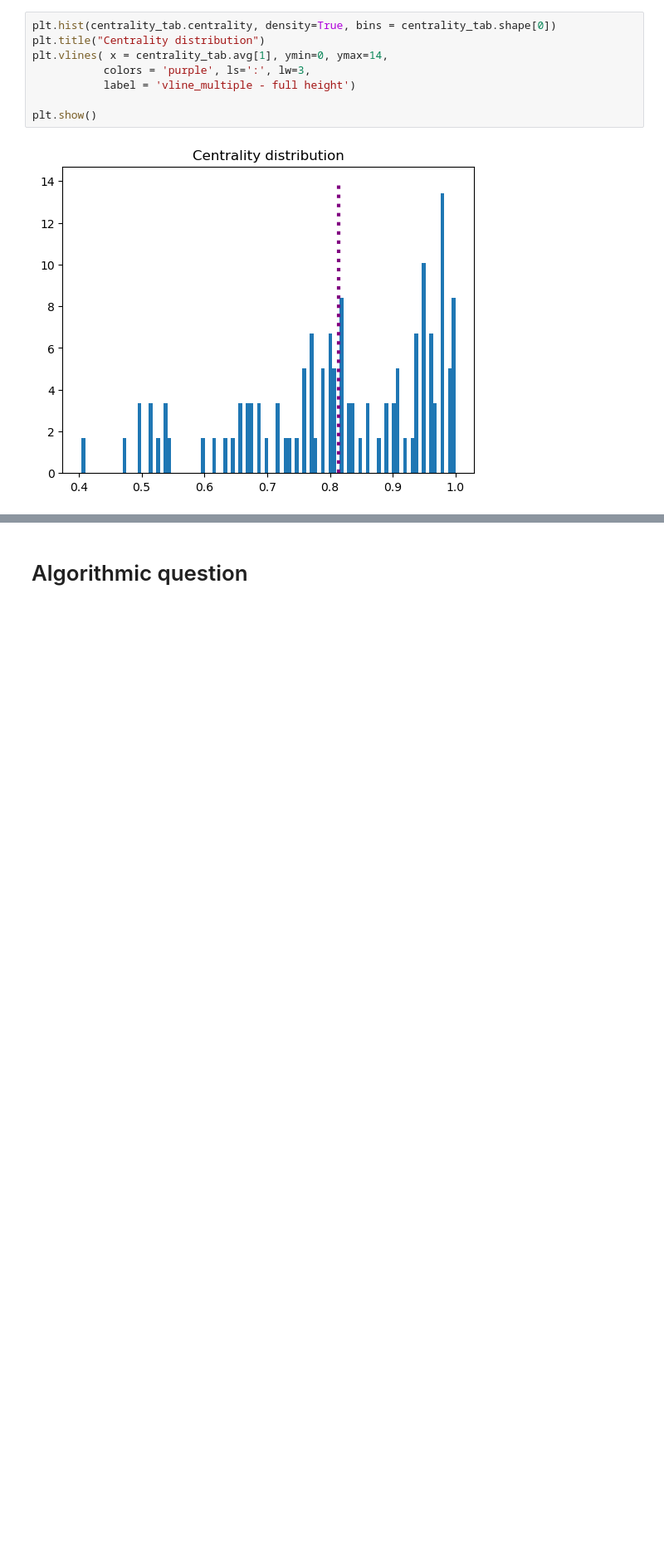
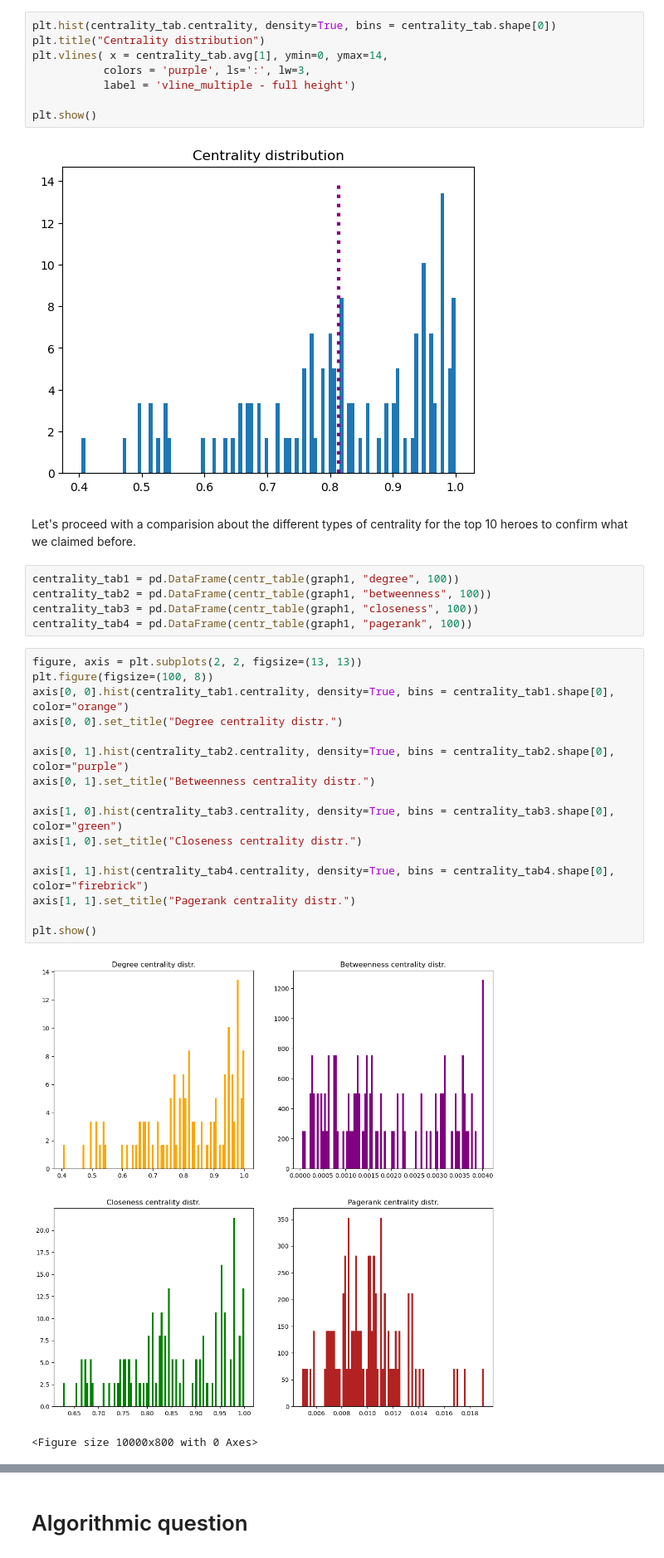
Before and after one commit to Engrima18/MarvelUniverseNetworks, a Jupyter notebook: enrico.ipynb, the cells around one changed output, grey strips where cells are left out. Shown at 83% size. Drawn from its saved outputs; the diff is of its cells as text; blank space fills up the shorter version.

```diff
--- a/enrico.ipynb
+++ b/enrico.ipynb
@@ -103,3 +118,29 @@ plt.vlines( x = centrality_tab.avg[1], ymin=0, ymax=14,
 plt.show()
 # %% [output]
 [figure]
+# %% [markdown]
+Let's proceed with a comparision about the different types of centrality for the top 10 heroes to confirm what we claimed before.
+# %%
+centrality_tab1 = pd.DataFrame(centr_table(graph1, "degree", 100))
+centrality_tab2 = pd.DataFrame(centr_table(graph1, "betweenness", 100))
+centrality_tab3 = pd.DataFrame(centr_table(graph1, "closeness", 100))
+centrality_tab4 = pd.DataFrame(centr_table(graph1, "pagerank", 100))
+# %%
+figure, axis = plt.subplots(2, 2, figsize=(13, 13))
+plt.figure(figsize=(100, 8))
+axis[0, 0].hist(centrality_tab1.centrality, density=True, bins = centrality_tab1.shape[0], color="orange")
+axis[0, 0].set_title("Degree centrality distr.")
+
+axis[0, 1].hist(centrality_tab2.centrality, density=True, bins = centrality_tab2.shape[0], color="purple")
+axis[0, 1].set_title("Betweenness centrality distr.")
+
+axis[1, 0].hist(centrality_tab3.centrality, density=True, bins = centrality_tab3.shape[0], color="green")
+axis[1, 0].set_title("Closeness centrality distr.")
+
+axis[1, 1].hist(centrality_tab4.centrality, density=True, bins = centrality_tab4.shape[0], color="firebrick")
+axis[1, 1].set_title("Pagerank centrality distr.")
+
+plt.show()
+# %% [output]
+[figure, added]
+<Figure size 10000x800 with 0 Axes>
```
Also changed, not shown: parts of 9 cells of this notebook.
